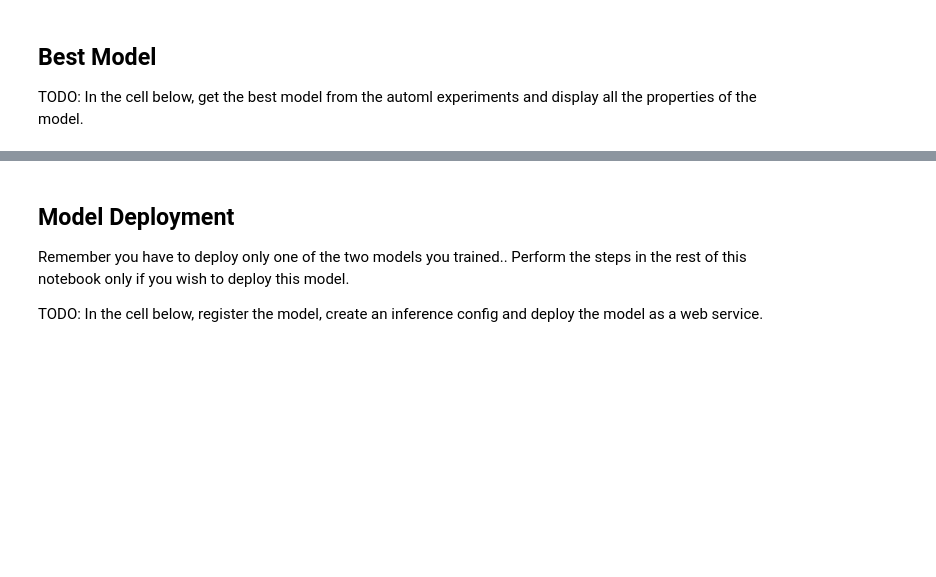
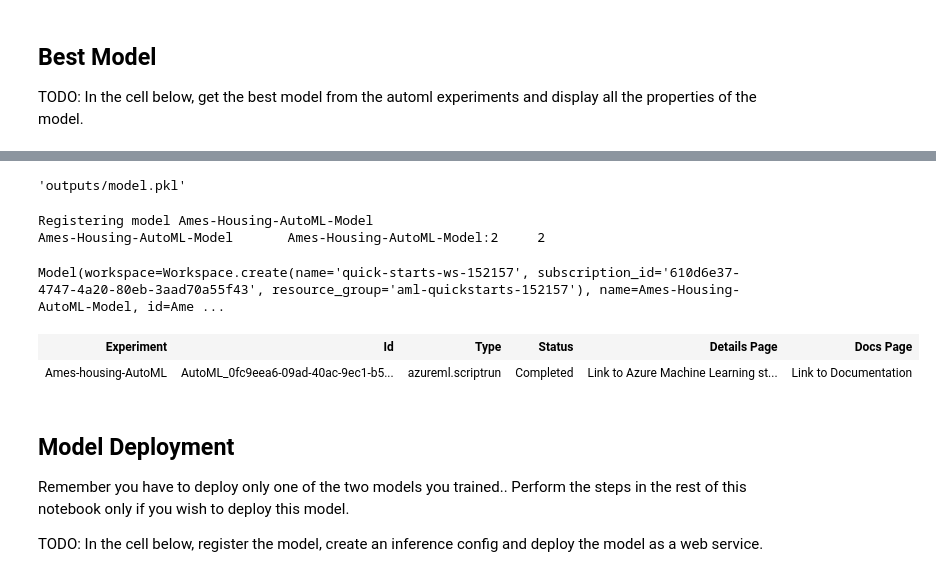
Before and after one commit to lustraka/Predict_Ames_House_Prices, a Jupyter notebook: automl.ipynb, the cells around one changed output, grey strips where cells are left out. Cells and saved outputs as stored; diff of their text form; code cells hidden in the pictures; blank space fills up the shorter version.

```diff
--- a/automl.ipynb
+++ b/automl.ipynb
@@ -81,3 +131,6 @@ remote_run = experiment.submit(automl_config)
 OPTIONAL: Write about the different models trained and their performance. Why do you think some models did better than others?
 
 TODO: In the cell below, use the `RunDetails` widget to show the different experiments.
+# %%
+from azureml.widgets import RunDetails
+RunDetails(remote_run).show()
@@ -89,0 +143,6 @@ TODO: In the cell below, get the best model from the automl experiments and disp
+# %%
+# Get your best run and save the model from that run.
+best_run = remote_run.get_best_child()
+best_run_metrics = best_run.get_metrics()
+print('Best Run Id: ', best_run.id, '\n')
+best_run_metrics
@@ -89,0 +171,24 @@ TODO: In the cell below, get the best model from the automl experiments and disp
+# %%
+# Check the path to the model
+best_run.get_file_names()[-6] # where is output/model.joblib ?[-4]? CHECK it in the next cell
+# %% [output]
+'outputs/model.pkl'
+# %%
+# Save the best model
+from azureml.core import Model
+os.makedirs('./outputs/', exist_ok=True)
+best_run.download_file(best_run.get_file_names()[-6], output_file_path='./outputs/')
+model = Model.register(ws, model_path='outputs/model.pkl', model_name='Ames-Housing-AutoML-Model', tags=best_run_metrics)
+print(model.name, model.id, model.version, sep='\t')
+# %% [output]
+Registering model Ames-Housing-AutoML-Model
+Ames-Housing-AutoML-Model       Ames-Housing-AutoML-Model:2     2
+# %%
+model
+# %% [output]
+Model(workspace=Workspace.create(name='quick-starts-ws-152157', subscription_id='610d6e37-4747-4a20-80eb-3aad70a55f43', resource_group='aml-quickstarts-152157'), name=Ames-Housing-AutoML-Model, id=Ame ...
+# %%
+best_run
+# %% [output]
+| Experiment | Id | Type | Status | Details Page | Docs Page |
+| Ames-housing-AutoML | AutoML_0fc9eea6-09ad-40ac-9ec1-b5... | azureml.scriptrun | Completed | Link to Azure Machine Learning st... | Link to Documentation |
```
Also changed, not shown: parts of 17 cells of this notebook.
